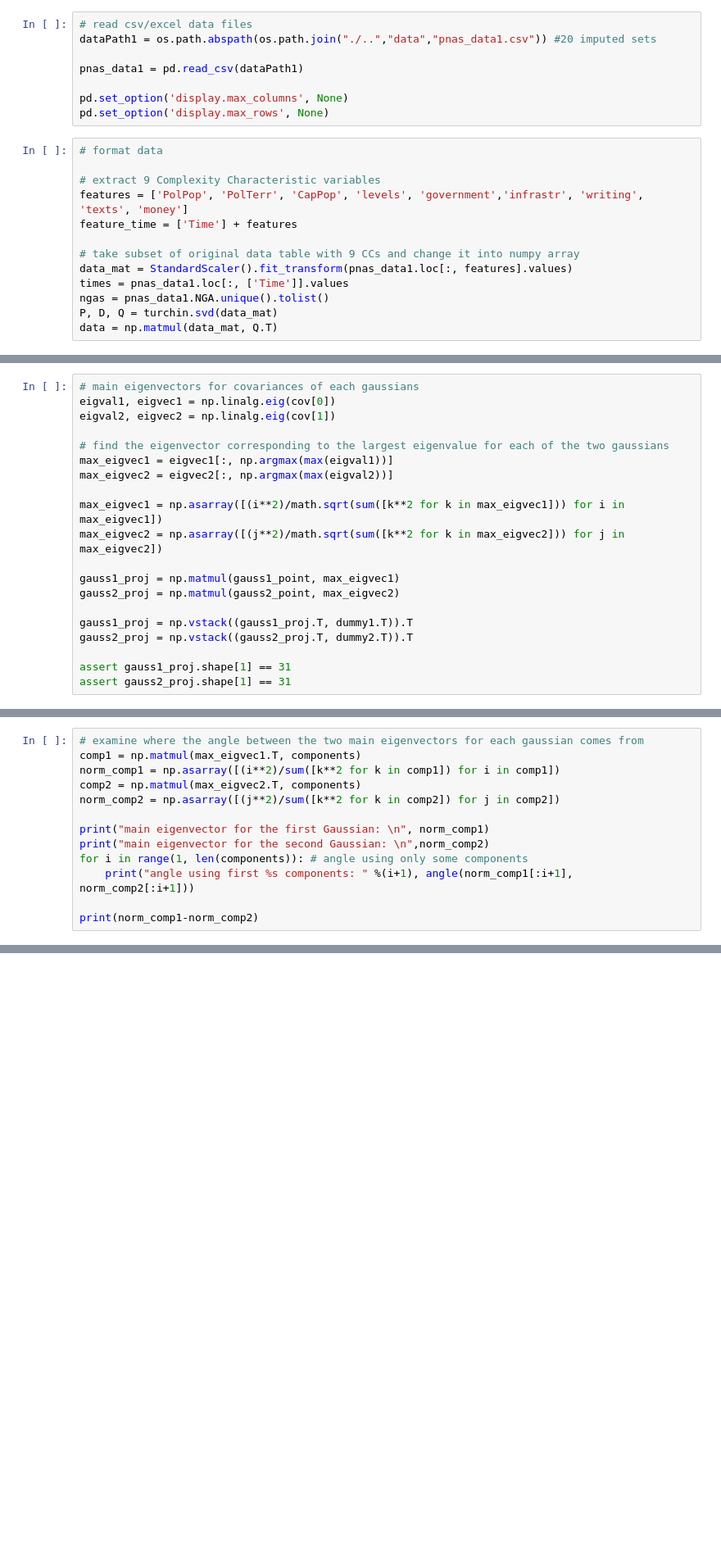
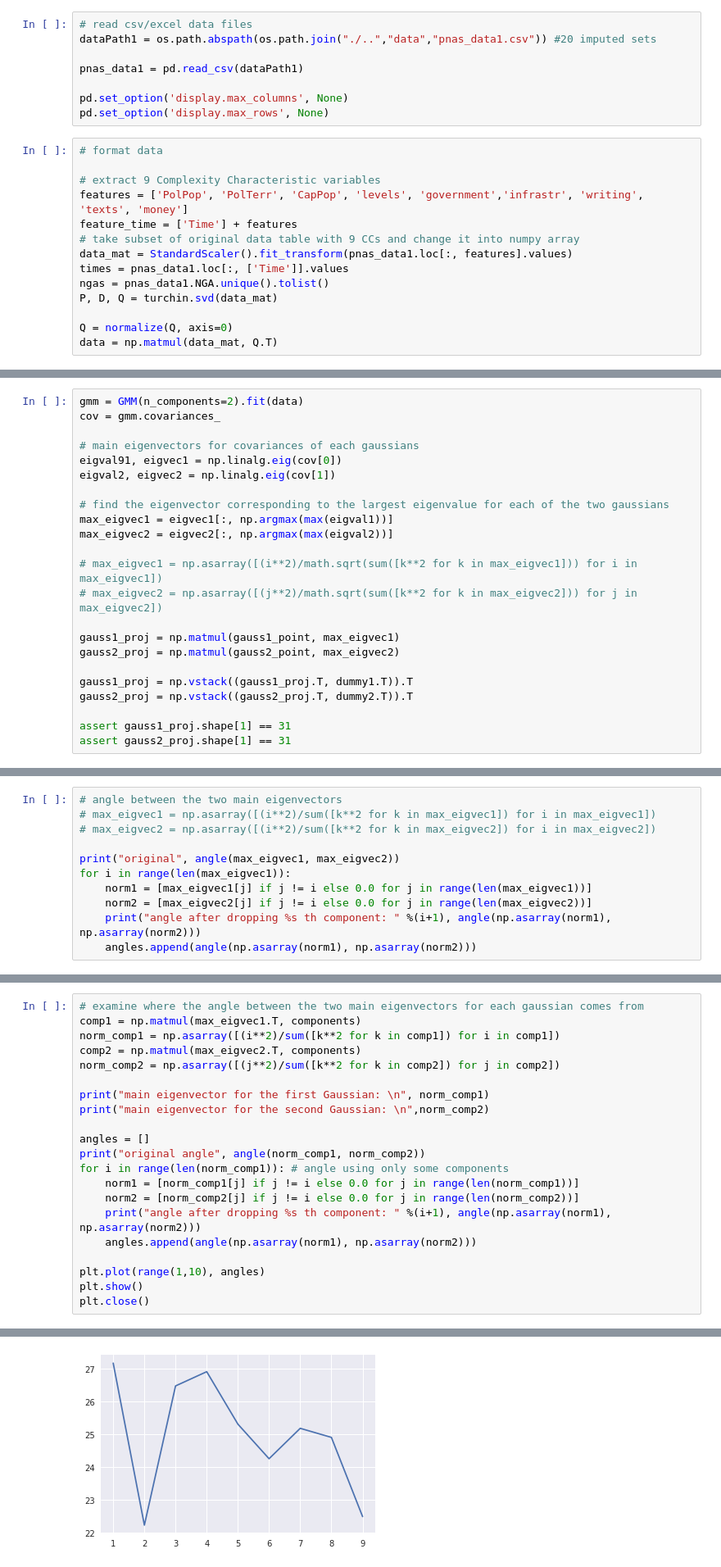
Before and after one commit to jaewshin/turchin, a Jupyter notebook: jupyter/Gaussian_dynamics.ipynb, the cells around one changed output, grey strips where cells are left out. Shown at 82% size. Saved outputs shown, nothing was run; the diff lists cells and outputs as text; blank space fills up the shorter version.

```diff
--- a/jupyter/Gaussian_dynamics.ipynb
+++ b/jupyter/Gaussian_dynamics.ipynb
@@ -26,12 +27,13 @@ pd.set_option('display.max_rows', None)
 # extract 9 Complexity Characteristic variables
 features = ['PolPop', 'PolTerr', 'CapPop', 'levels', 'government','infrastr', 'writing', 'texts', 'money']
 feature_time = ['Time'] + features
-
 # take subset of original data table with 9 CCs and change it into numpy array
 data_mat = StandardScaler().fit_transform(pnas_data1.loc[:, features].values)
 times = pnas_data1.loc[:, ['Time']].values
 ngas = pnas_data1.NGA.unique().tolist()
 P, D, Q = turchin.svd(data_mat)
+
+Q = normalize(Q, axis=0)
 data = np.matmul(data_mat, Q.T)
 # %%
 #Gaussian Mixture Model
@@ -66,16 +68,19 @@ def dummy(data, ngas):
 dummy1 = dummy(gauss1_idx, ngas)
 dummy2 = dummy(gauss2_idx, ngas)
 # %%
+gmm = GMM(n_components=2).fit(data)
+cov = gmm.covariances_
+
 # main eigenvectors for covariances of each gaussians
-eigval1, eigvec1 = np.linalg.eig(cov[0])
+eigval91, eigvec1 = np.linalg.eig(cov[0])
 eigval2, eigvec2 = np.linalg.eig(cov[1])
 
 # find the eigenvector corresponding to the largest eigenvalue for each of the two gaussians
 max_eigvec1 = eigvec1[:, np.argmax(max(eigval1))]
 max_eigvec2 = eigvec2[:, np.argmax(max(eigval2))]
 
-max_eigvec1 = np.asarray([(i**2)/math.sqrt(sum([k**2 for k in max_eigvec1])) for i in max_eigvec1])
-max_eigvec2 = np.asarray([(j**2)/math.sqrt(sum([k**2 for k in max_eigvec2])) for j in max_eigvec2])
+# max_eigvec1 = np.asarray([(i**2)/math.sqrt(sum([k**2 for k in max_eigvec1])) for i in max_eigvec1])
+# max_eigvec2 = np.asarray([(j**2)/math.sqrt(sum([k**2 for k in max_eigvec2])) for j in max_eigvec2])
 
 gauss1_proj = np.matmul(gauss1_point, max_eigvec1)
 gauss2_proj = np.matmul(gauss2_point, max_eigvec2)
@@ -135,3 +158,14 @@ def angle(vec1, vec2):
     if in_deg >= 90:
         return (180-in_deg)
     return in_deg
+# %%
+# angle between the two main eigenvectors
+# max_eigvec1 = np.asarray([(i**2)/sum([k**2 for k in max_eigvec1]) for i in max_eigvec1])
+# max_eigvec2 = np.asarray([(i**2)/sum([k**2 for k in max_eigvec2]) for i in max_eigvec2])
+
+print("original", angle(max_eigvec1, max_eigvec2))
+for i in range(len(max_eigvec1)):
+    norm1 = [max_eigvec1[j] if j != i else 0.0 for j in range(len(max_eigvec1))]
+    norm2 = [max_eigvec2[j] if j != i else 0.0 for j in range(len(max_eigvec2))]
+    print("angle after dropping %s th component: " %(i+1), angle(np.asarray(norm1), np.asarray(norm2)))
+    angles.append(angle(np.asarray(norm1), np.asarray(norm2)))
@@ -144,9 +189,17 @@ norm_comp2 = np.asarray([(j**2)/sum([k**2 for k in comp2]) for j in comp2])
 
 print("main eigenvector for the first Gaussian: \n", norm_comp1)
 print("main eigenvector for the second Gaussian: \n",norm_comp2)
-for i in range(1, len(components)): # angle using only some components
-    print("angle using first %s components: " %(i+1), angle(norm_comp1[:i+1], norm_comp2[:i+1]))
 
-print(norm_comp1-norm_comp2)
+angles = []
+print("original angle", angle(norm_comp1, norm_comp2))
+for i in range(len(norm_comp1)): # angle using only some components
+    norm1 = [norm_comp1[j] if j != i else 0.0 for j in range(len(norm_comp1))]
+    norm2 = [norm_comp2[j] if j != i else 0.0 for j in range(len(norm_comp2))]
+    print("angle after dropping %s th component: " %(i+1), angle(np.asarray(norm1), np.asarray(norm2)))
+    angles.append(angle(np.asarray(norm1), np.asarray(norm2)))
+
+plt.plot(range(1,10), angles)
+plt.show()
+plt.close()
 # %% [output]
 main eigenvector for the first Gaussian:
@@ -168,3 +221,4 @@ angle using first 9 components:  50.09862678452178
+[figure, added]
 # %%
 # flow vectors for each NGAs
 nga_dict = {key:list() for key in ngas}
```
Also changed, not shown: parts of 14 cells of this notebook, 4 other files.
